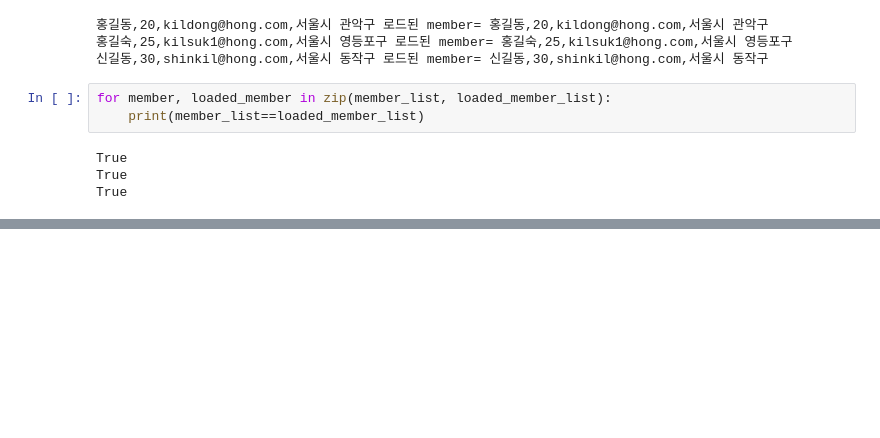
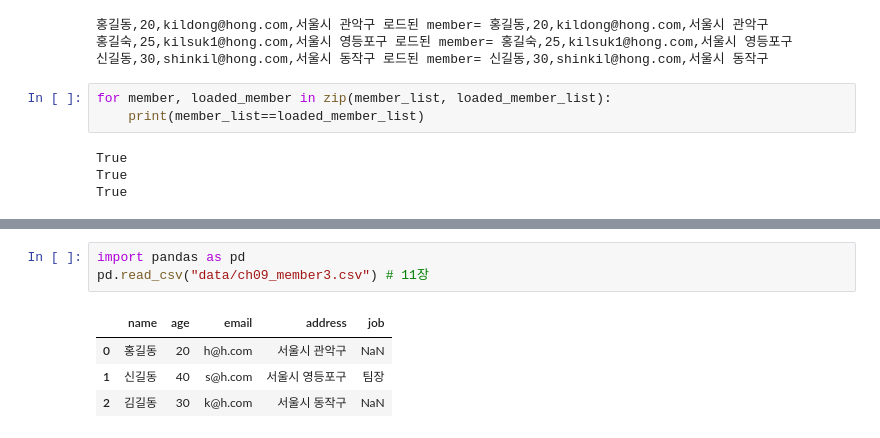
Before and after one commit to OKz4p/ai, a Jupyter notebook: source/01_python/ch09_파일io프로그래밍.ipynb, the cells around one changed output, grey strips where cells are left out. Saved outputs shown, nothing was run; the diff lists cells and outputs as text; blank space fills up the shorter version.

```diff
--- a/source/01_python/ch09_파일io프로그래밍.ipynb
+++ b/source/01_python/ch09_파일io프로그래밍.ipynb
@@ -219,0 +305,8 @@ True
+# %%
+import pandas as pd
+pd.read_csv("data/ch09_member3.csv") # 11장
+# %% [output]
+|  | name | age | email | address | job |
+| 0 | 홍길동 | 20 | h@h.com | 서울시 관악구 | NaN |
+| 1 | 신길동 | 40 | s@h.com | 서울시 영등포구 | 팀장 |
+| 2 | 김길동 | 30 | k@h.com | 서울시 동작구 | NaN |
```
Also changed, not shown: parts of 59 cells of this notebook, 6 other files.
